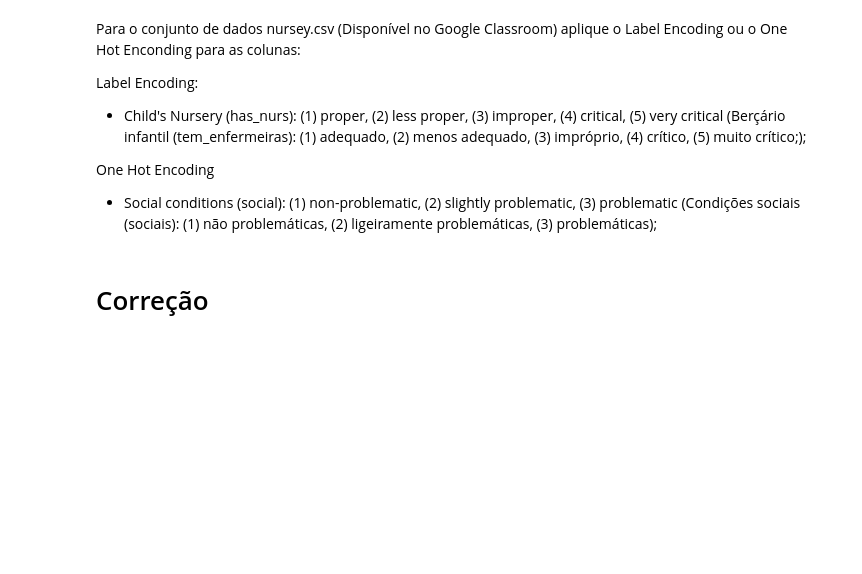
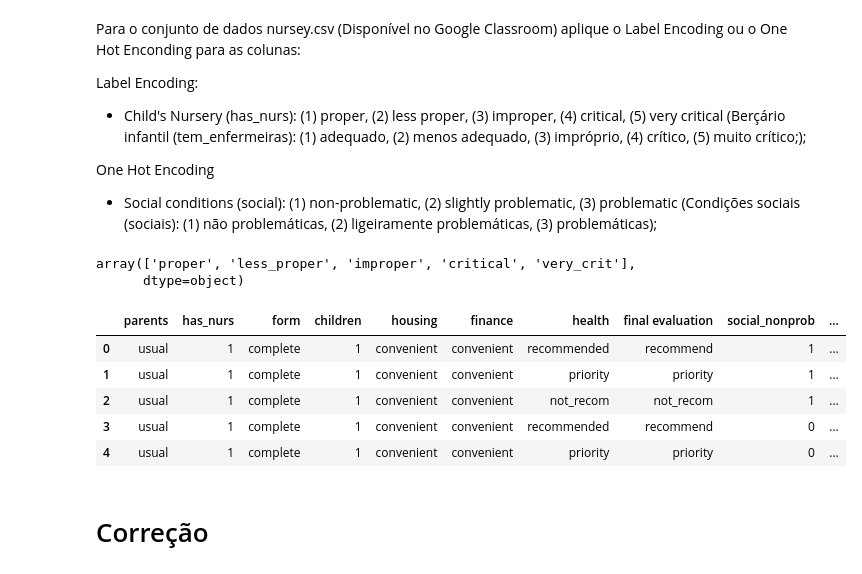
Before and after one commit to MatheusNespolo/IA-MachineLearning, a Jupyter notebook: ITI/Aula03/Notebooks/2_1_Label_Encoding_e_One_Hot_Encoding.ipynb, the cells around one changed output. Cells and saved outputs as stored; diff of their text form; code cells hidden in the pictures; blank space fills up the shorter version.

```diff
--- a/ITI/Aula03/Notebooks/2_1_Label_Encoding_e_One_Hot_Encoding.ipynb
+++ b/ITI/Aula03/Notebooks/2_1_Label_Encoding_e_One_Hot_Encoding.ipynb
@@ -208,3 +258,29 @@ One Hot Encoding
+# %%
+nursery['has_nurs'].unique()
+# %% [output]
+array(['proper', 'less_proper', 'improper', 'critical', 'very_crit'],
+      dtype=object)
+# %%
+nursery['has_nurs'] = nursery['has_nurs'].map({'proper':1,
+                                             'less_proper':2,
+                                             'improper':3,
+                                             'critical':4,
+                                             'very_crit':5})
+# %%
+social_condition = pd.get_dummies(nursery['social'], prefix='social', dtype=int)
+# %%
+nursery_one_hot = pd.concat([nursery, social_condition], axis = 1)
+# %%
+nursery_one_hot.drop(columns=['social'], inplace=True)
+# %%
+nursery_one_hot.head()
+# %% [output]
+|  | parents | has_nurs | form | children | housing | finance | health | final evaluation | social_nonprob | ... |
+| 0 | usual | 1 | complete | 1 | convenient | convenient | recommended | recommend | 1 | ... |
+| 1 | usual | 1 | complete | 1 | convenient | convenient | priority | priority | 1 | ... |
+| 2 | usual | 1 | complete | 1 | convenient | convenient | not_recom | not_recom | 1 | ... |
+| 3 | usual | 1 | complete | 1 | convenient | convenient | recommended | recommend | 0 | ... |
+| 4 | usual | 1 | complete | 1 | convenient | convenient | priority | priority | 0 | ... |
 # %% [markdown]
 # Correção
 # %% [markdown]
```
Also changed, not shown: parts of 17 cells of this notebook.
